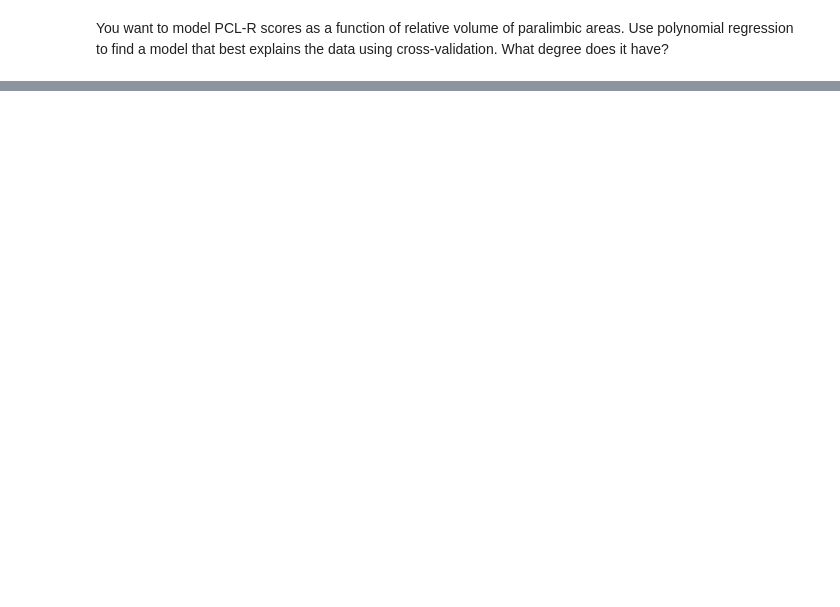
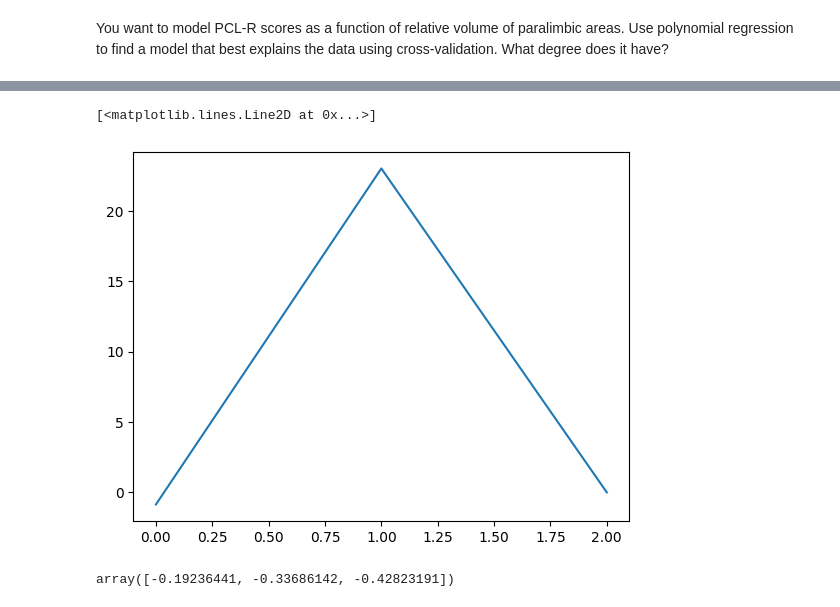
Before and after one commit to juanpbotero98/Homework-Repos, a Jupyter notebook: HW5/Problem-3.ipynb, the cells around one changed output, grey strips where cells are left out. Cells and saved outputs as stored; diff of their text form; code cells hidden in the pictures; blank space fills up the shorter version.

```diff
--- a/HW5/Problem-3.ipynb
+++ b/HW5/Problem-3.ipynb
@@ -25,0 +55,12 @@ for i in range(10):
+# %%
+p = [1,2.3]
+p.pop
+# %% [output]
+[<matplotlib.lines.Line2D at 0x...>]
+[figure, added]
+# %%
+coeffs = np.polyfit(PLCr_scores,cortical_vol,deg=3)
+p = np.poly1d(coeffs)
+p([1,2,3])
+# %% [output]
+array([-0.19236441, -0.33686142, -0.42823191])
```
Also changed, not shown: parts of 4 cells of this notebook.
